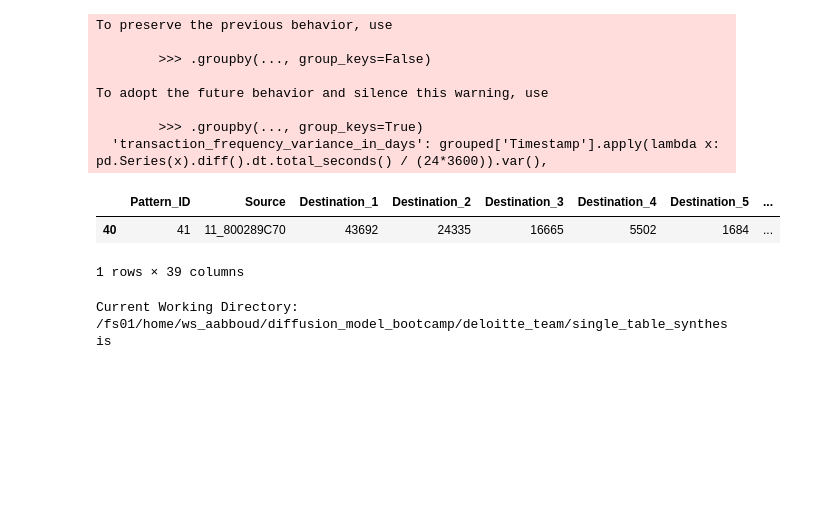
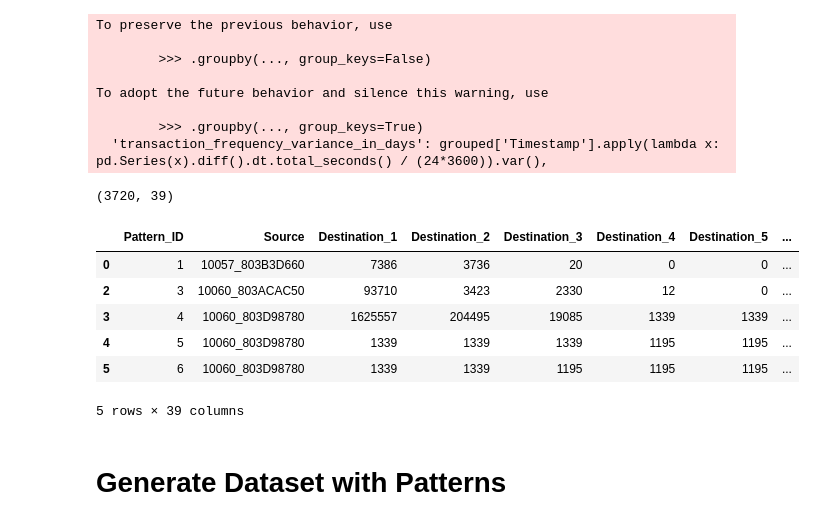
Before and after one commit to ahmabboud/difussion_bootcamp, a Jupyter notebook: deloitte_team/single_table_synthesis/Data Preparation.ipynb, the cells around one changed output. Saved outputs shown, nothing was run; the diff lists cells and outputs as text; code cells hidden in the pictures; blank space fills up the shorter version.

```diff
--- a/deloitte_team/single_table_synthesis/Data Preparation.ipynb
+++ b/deloitte_team/single_table_synthesis/Data Preparation.ipynb
@@ -301,15 +307,15 @@ currencies = ['US Dollar', 'Euro', 'Yuan', 'Rupee', 'Ruble', 'Canadian Dollar',
 # Create the updated pipeline
 pipeline = Pipeline([
     ('merge_accounts', BankAccountMerger('From Bank', 'Account', 'To Bank', 'Account.1')),
-    ('sample_sources', SourceAccountSampler('Source', sample_size=100,target_col='Is Laundering',target_values=[0,1], random_state=42)),
+    ('sample_sources', SourceAccountSampler('Source', sample_size=3674,target_col='Is Laundering',target_values=None, random_state=42)),
     ('convert_currency', CurrencyConverter('Amount Received', 'Receiving Currency', 'Amount Paid', 'Payment Currency')),
-    ('assign_pattern_id', PatternIdAssigner('Source', 'Destination', 'Timestamp', window_days=7, max_degree=16)),
+    ('assign_pattern_id', PatternIdAssigner('Source', 'Destination', 'Timestamp', window_days=15, max_degree=16)),
     ('reshape_dataframe', DataFrameReshaper(max_degree=16, currencies=currencies))
 ])
 
 # Apply the pipeline
 max_degree=16
-result_df = pipeline.fit_transform(df)
+result_df = pipeline.fit_transform(df[df["Is Laundering"]==0])
 # %% [output]
 To preserve the previous behavior, use
 
@@ -319,19 +325,20 @@ To adopt the future behavior and silence this warning, use
 
         >>> .groupby(..., group_keys=True)
   'transaction_frequency_variance_in_days': grouped['Timestamp'].apply(lambda x: pd.Series(x).diff().dt.total_seconds() / (24*3600)).var(),
+# %%
+result_df.dropna(inplace=True)
 # %%
-result_df.sample()
+result_df.shape
 # %% [output]
-|  | Pattern_ID | Source | Destination_1 | Destination_2 | Destination_3 | Destination_4 | Destination_5 | ... |
-| 40 | 41 | 11_800289C70 | 43692 | 24335 | 16665 | 5502 | 1684 | ... |
-1 rows × 39 columns
+(3720, 39)
-# %%
-import os
-
-# Get current working directory
-current_directory = os.getcwd()
-
-print("Current Working Directory:", current_directory)
-# %% [output]
-Current Working Directory: /fs01/home/ws_aabboud/diffusion_model_bootcamp/deloitte_team/single_table_synthesis
+# %%
+result_df.head()
+# %% [output]
+|  | Pattern_ID | Source | Destination_1 | Destination_2 | Destination_3 | Destination_4 | Destination_5 | ... |
+| 0 | 1 | 10057_803B3D660 | 7386 | 3736 | 20 | 0 | 0 | ... |
+| 2 | 3 | 10060_803ACAC50 | 93710 | 3423 | 2330 | 12 | 0 | ... |
+| 3 | 4 | 10060_803D98780 | 1625557 | 204495 | 19085 | 1339 | 1339 | ... |
+| 4 | 5 | 10060_803D98780 | 1339 | 1339 | 1339 | 1195 | 1195 | ... |
+| 5 | 6 | 10060_803D98780 | 1339 | 1339 | 1195 | 1195 | 1195 | ... |
+5 rows × 39 columns
 # %%
@@ -338,0 +347,2 @@ result_df.to_csv('/fs01/home/ws_aabboud/diffusion_model_bootcamp/deloitte_team/s
+# %% [markdown]
+# Generate Dataset with Patterns
```
Also changed, not shown: parts of 15 cells of this notebook, 2 other files.
